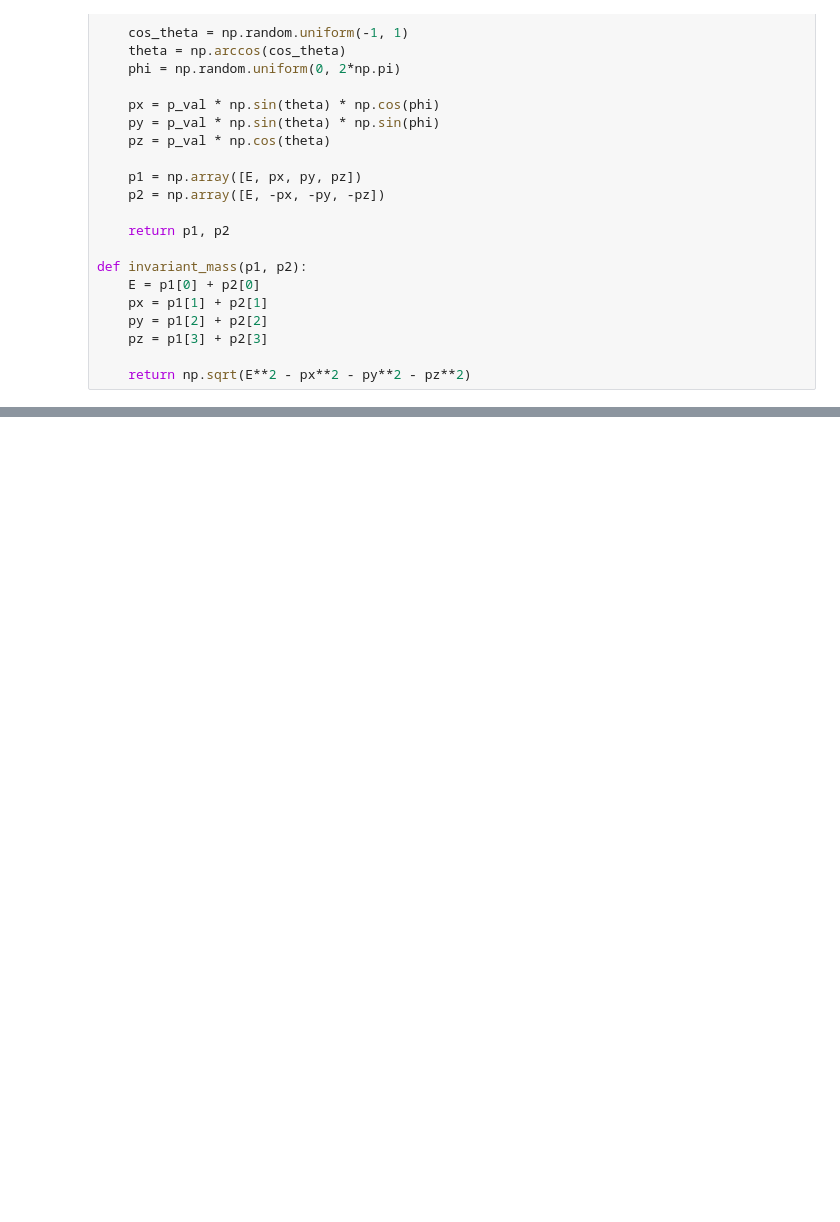
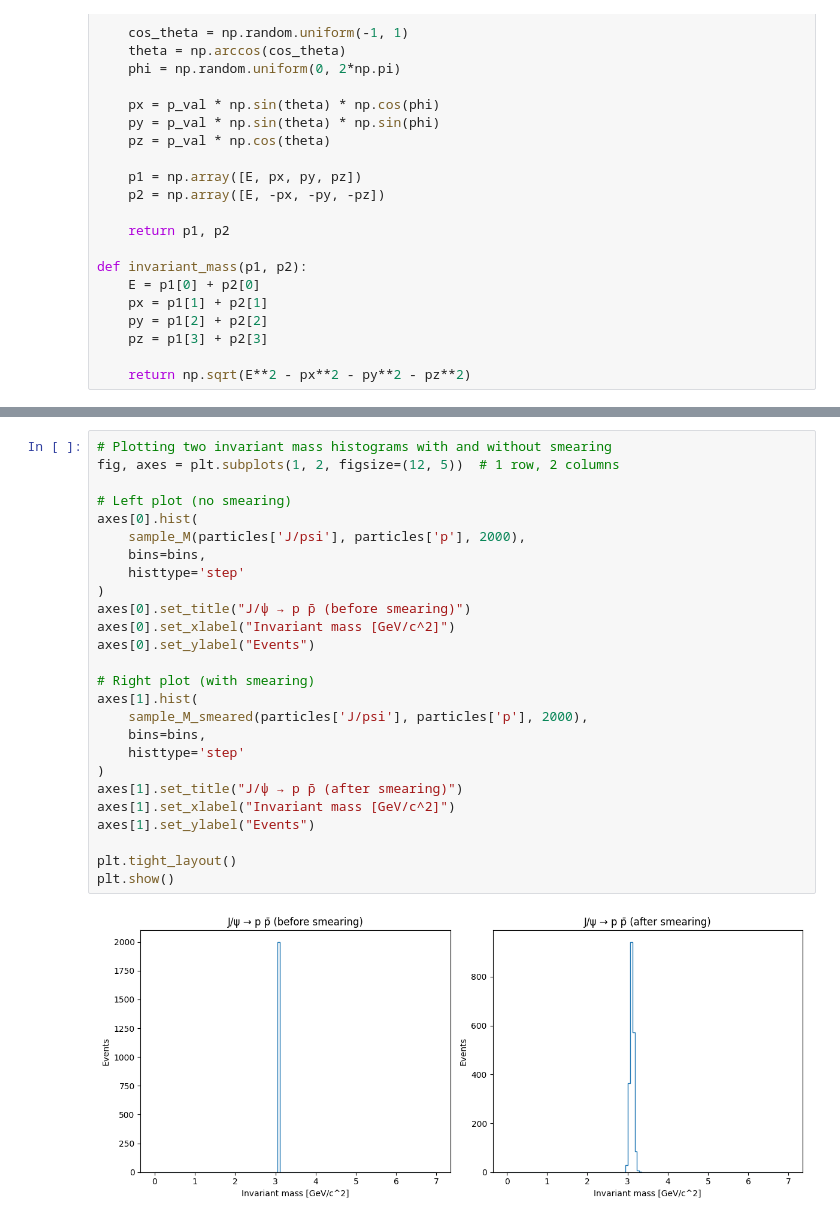
Before and after one commit to QuantumColibri/Exam-project, a Jupyter notebook: generation.ipynb, the cells around one changed output, grey strips where cells are left out. Cells and saved outputs as stored; diff of their text form; blank space fills up the shorter version.

```diff
--- a/generation.ipynb
+++ b/generation.ipynb
@@ -82,0 +171,28 @@ plt.show()
+# %%
+# Plotting two invariant mass histograms with and without smearing
+fig, axes = plt.subplots(1, 2, figsize=(12, 5))  # 1 row, 2 columns
+
+# Left plot (no smearing)
+axes[0].hist(
+    sample_M(particles['J/psi'], particles['p'], 2000),
+    bins=bins,
+    histtype='step'
+)
+axes[0].set_title("J/ψ → p p̄ (before smearing)")
+axes[0].set_xlabel("Invariant mass [GeV/c^2]")
+axes[0].set_ylabel("Events")
+
+# Right plot (with smearing)
+axes[1].hist(
+    sample_M_smeared(particles['J/psi'], particles['p'], 2000),
+    bins=bins,
+    histtype='step'
+)
+axes[1].set_title("J/ψ → p p̄ (after smearing)")
+axes[1].set_xlabel("Invariant mass [GeV/c^2]")
+axes[1].set_ylabel("Events")
+
+plt.tight_layout()
+plt.show()
+# %% [output]
+[figure, added]
```
Also changed, not shown: parts of 12 cells of this notebook.
